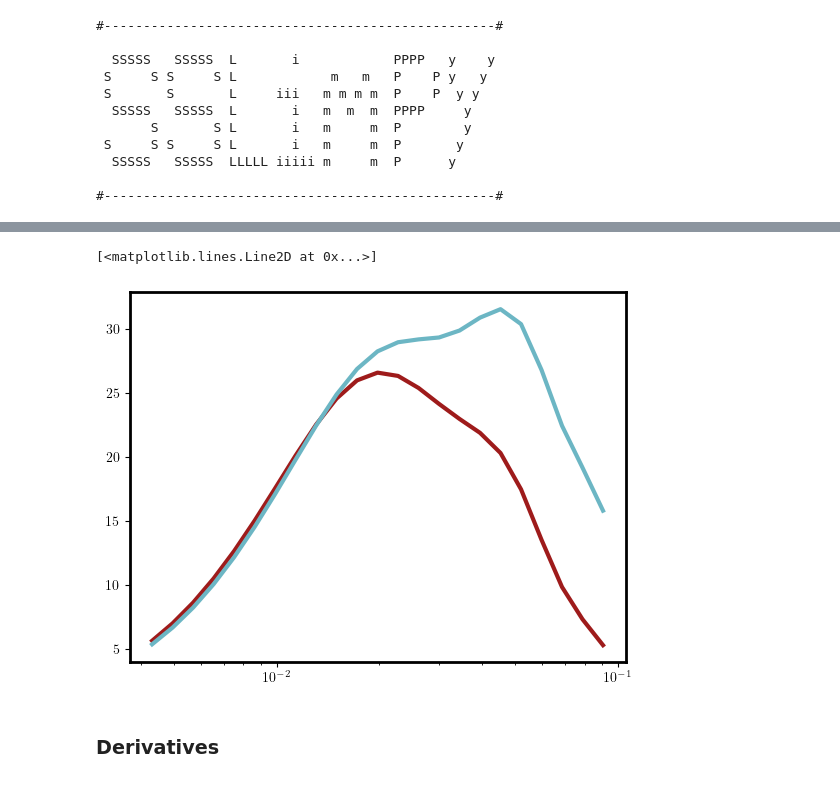
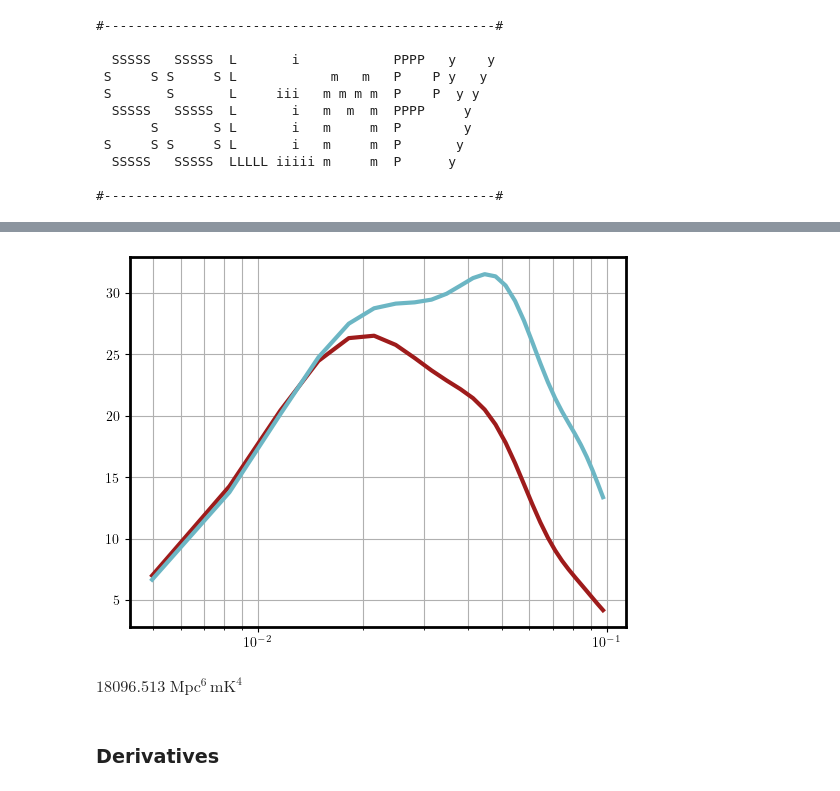
Before and after one commit to Sefa76/SSLimPy, a Jupyter notebook: MeerKLASS_FORECAST_isoAP.ipynb, the cells around one changed output, grey strips where cells are left out. Cells and saved outputs as stored; diff of their text form; code cells hidden in the pictures.

```diff
--- a/MeerKLASS_FORECAST_isoAP.ipynb
+++ b/MeerKLASS_FORECAST_isoAP.ipynb
@@ -251,7 +251,7 @@ M = cosmo_comp(cosmopars=cosmodict)
 # %%
 # set redshift and quantites for MeerKLASS
 zc = 0.61
-dz = 0.1
+dz = 0.18
 THI = THI_mean(zc)
 bHI = bHI_mean(zc)
 s8 = M.sigma8_of_z(zc)
@@ -272,7 +272,7 @@ nmax, bb = prep_broadband(kvec,M,npoles=npoles)
 
 nuHI = nu_from_lambda(21*u.cm).to(u.GHz)
 nuObs = nuHI/(1+zc)
-Delta_nu = nuHI/(1+zc-dz) - nuHI/(1+zc+dz)
+Delta_nu = nuHI/(1+zc-dz/2) - nuHI/(1+zc+dz/2)
 # %% [markdown]
 Now that we got everything, do the actual run
 # %%
@@ -306,6 +306,7 @@ settings = {"code":"class",
             "kmin": (kvec[0]-np.diff(kvec)[0]/2),
             "kmax": (kvec[-1]+np.diff(kvec)[0]/2),
             "nk": len(kvec),
+            "k_kind":'linear',
             "QNLpowerspectrum": True}
 
 settings2 = copy(settings)
@@ -368,9 +382,23 @@ print('[npol,nk,nz]')
 # %%
 plt.semilogx(k,k*PfidMoments[0,:,0])
 plt.semilogx(k,k*PfidMoments[1,:,0])
+#plt.semilogx(k,k*(np.diag(Covar)[nk:])**0.5,color=colors[1],ls='--')
+#plt.semilogx(k,k*(np.diag(Covar)[:nk])**0.5,color=colors[0],ls='--')
+
+plt.grid(which='both')
 # %% [output]
-[<matplotlib.lines.Line2D at 0x...>]
-[figure, old version]
+[figure, new version]
+# %%
+np.sum(
+            np.einsum(
+                "ik...,kij...,jk...",
+                PfidMoments,
+                invCov,
+                PfidMoments,
+            )
+        )
+# %% [output]
+$18096.513 \; \mathrm{Mpc^{6}\,mK^{4}}$
 # %% [markdown]
 ### Derivatives
 # %% [markdown]
```
Also changed, not shown: parts of 17 cells of this notebook, 1 other file.
